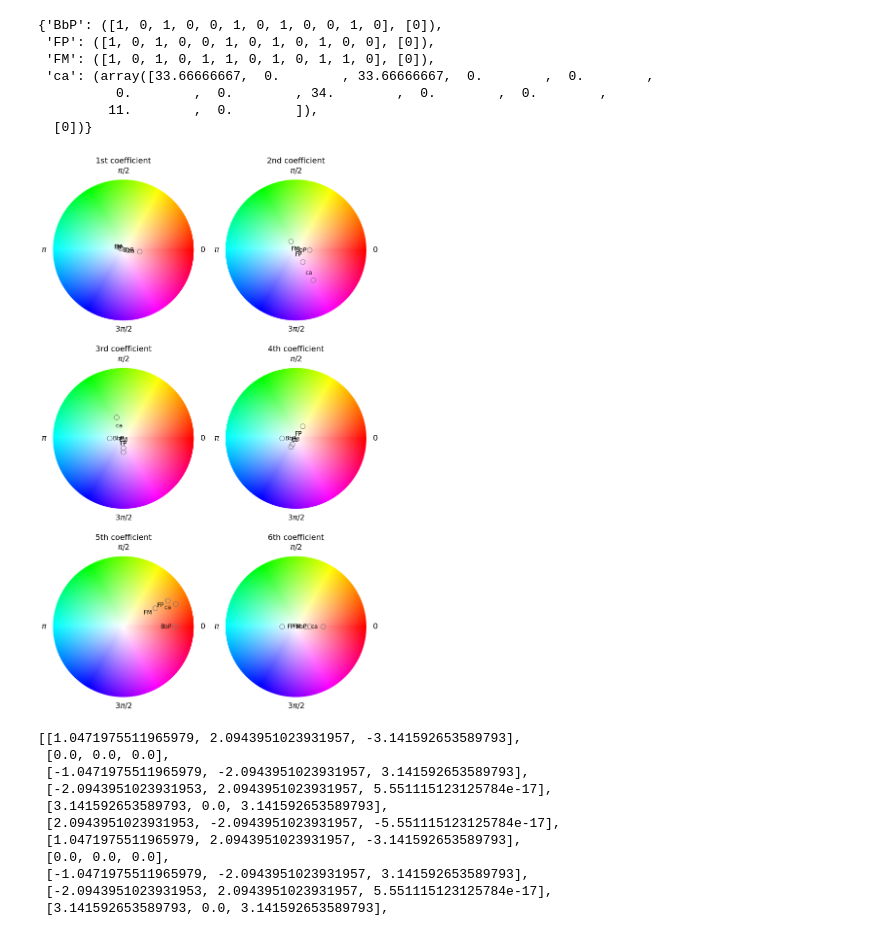
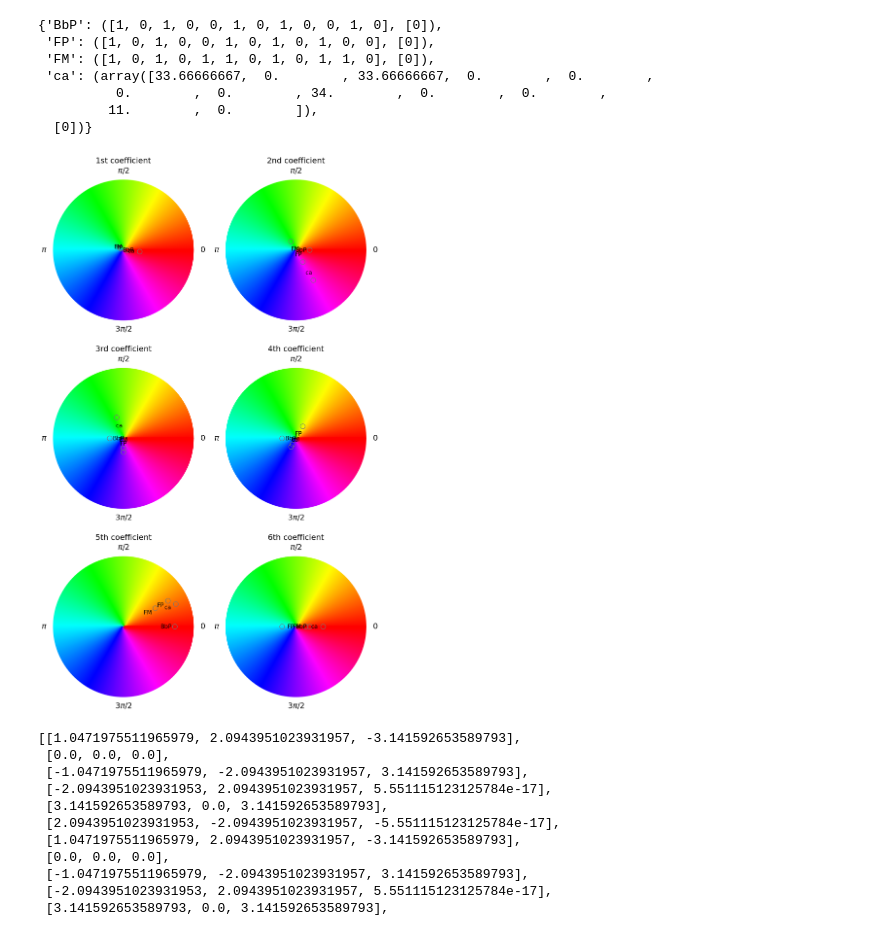
Before and after one commit to ludovicaschaerf/Group-5-Debussy-Pitch-Scapes, a Jupyter notebook: classification.ipynb, the cells around one changed output. Saved outputs shown, nothing was run; the diff lists cells and outputs as text; code cells hidden in the pictures.

```diff
--- a/classification.ipynb
+++ b/classification.ipynb
@@ -176,13 +176,13 @@ test_plot
 # %%
 #plot ./reductions/penta\cathedralBbpenta.mid is predicted as Pentatonic and corresponding scale is FPe
 test_plot = {'BbP': ([1,0,1,0,0,1,0,1,0,0,1,0], [0]),
              'FP': ([1,0,1,0,0,1,0,1,0,1,0,0], [0]),
              'FM':([1,0,1,0,1,1,0,1,0,1,1,0], [0])}
 
 test_plot['ca'] = (np.mean(produce_pitch_class_matrix_from_filename("./reductions/penta\cathedralBbpenta.mid", aw_size=1),axis=0),[0])
-legend_decomposition(test_plot, width=10)
+legend_decomposition(test_plot, width=10, ignore_magnitude=True)
 # %% [output]
-[figure, old version]
+[figure, new version]
 # %%
 # based on actual angle?
 tag_angle={}
```
Also changed, not shown: parts of 11 cells of this notebook.
